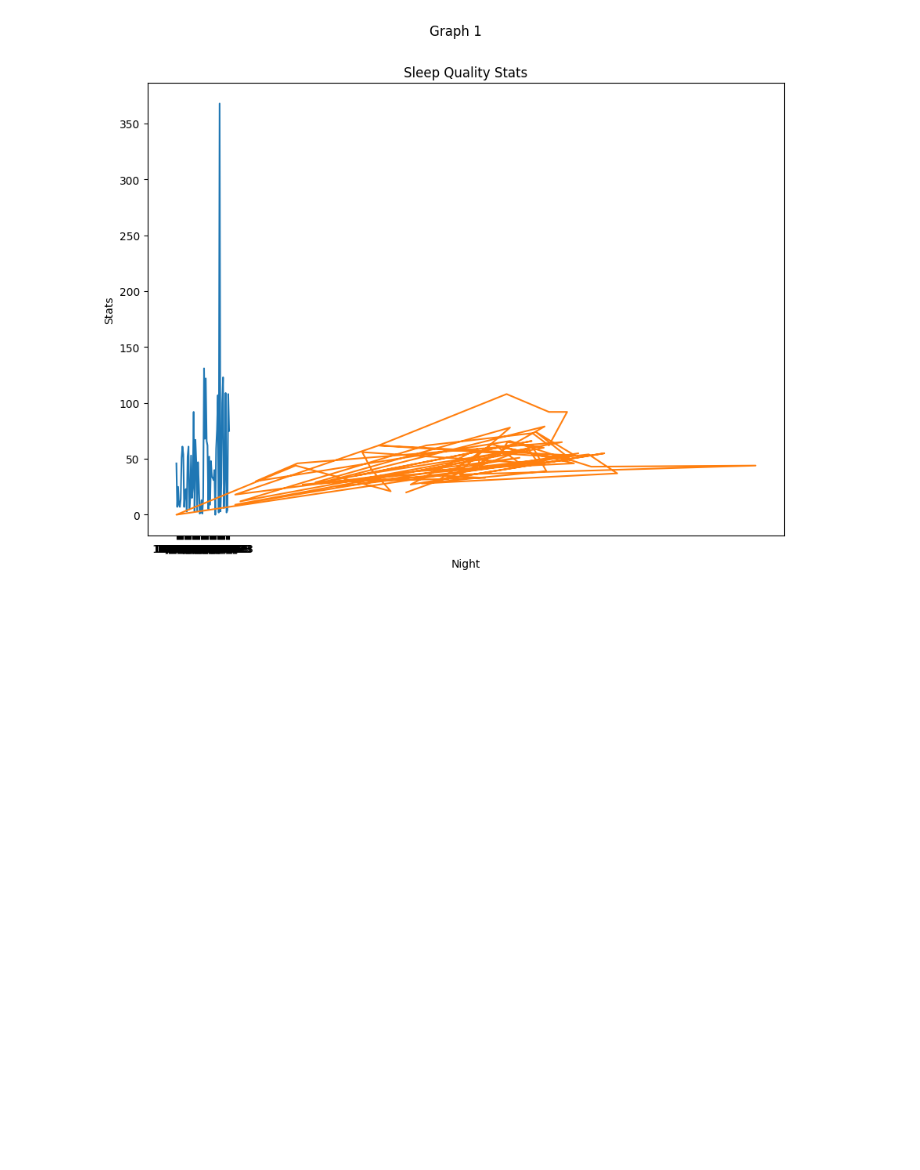
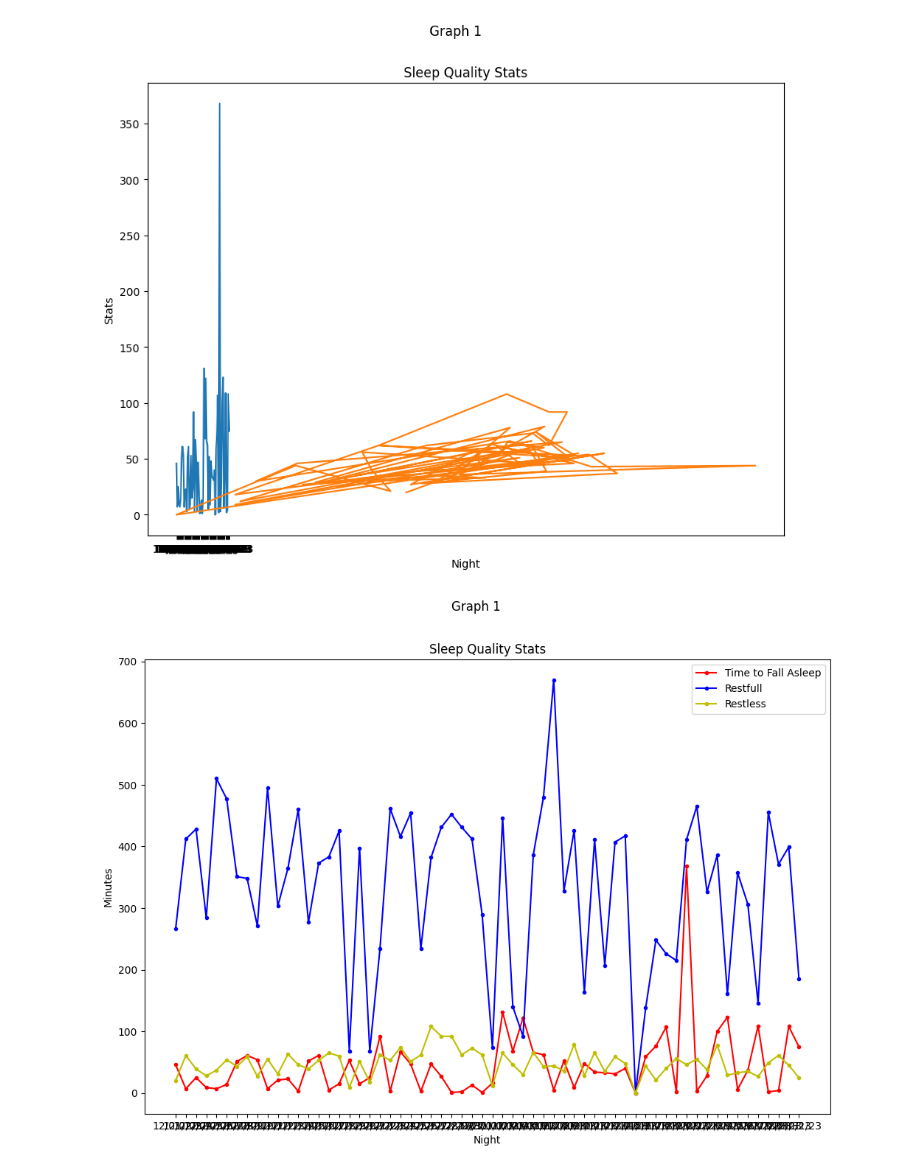
Before and after one commit to ACollins00/SmartMattressMoonPhases, a Jupyter notebook: Untitled-1.ipynb, the cells around one changed output. Drawn from its saved outputs; the diff is of its cells as text; code cells hidden in the pictures; blank space fills up the shorter version.

```diff
--- a/Untitled-1.ipynb
+++ b/Untitled-1.ipynb
@@ -35,3 +35,19 @@ Contents in csv file:        Night  TtoFallAsleep  Restful  Restless
 
 [62 rows x 4 columns]
 [figure]
+# %%
+df = pd.read_csv("SmartMattressStats - Sheet1 (2).csv")
+
+plt.figure(figsize=(12,8))
+
+plt.plot(df.Night, df.TtoFallAsleep, 'r.-', label="Time to Fall Asleep")
+plt.plot(df.Night, df.Restful, 'b.-', label="Restful")
+plt.plot(df.Night, df.Restless, 'y.-', label="Restless")
+plt.legend(['Time to Fall Asleep', 'Restfull', 'Restless'])
+plt.title("Sleep Quality Stats")
+plt.suptitle("Graph 1")
+plt.xlabel("Night")
+plt.ylabel("Minutes")
+plt.show()
+# %% [output]
+[figure, added]
```
